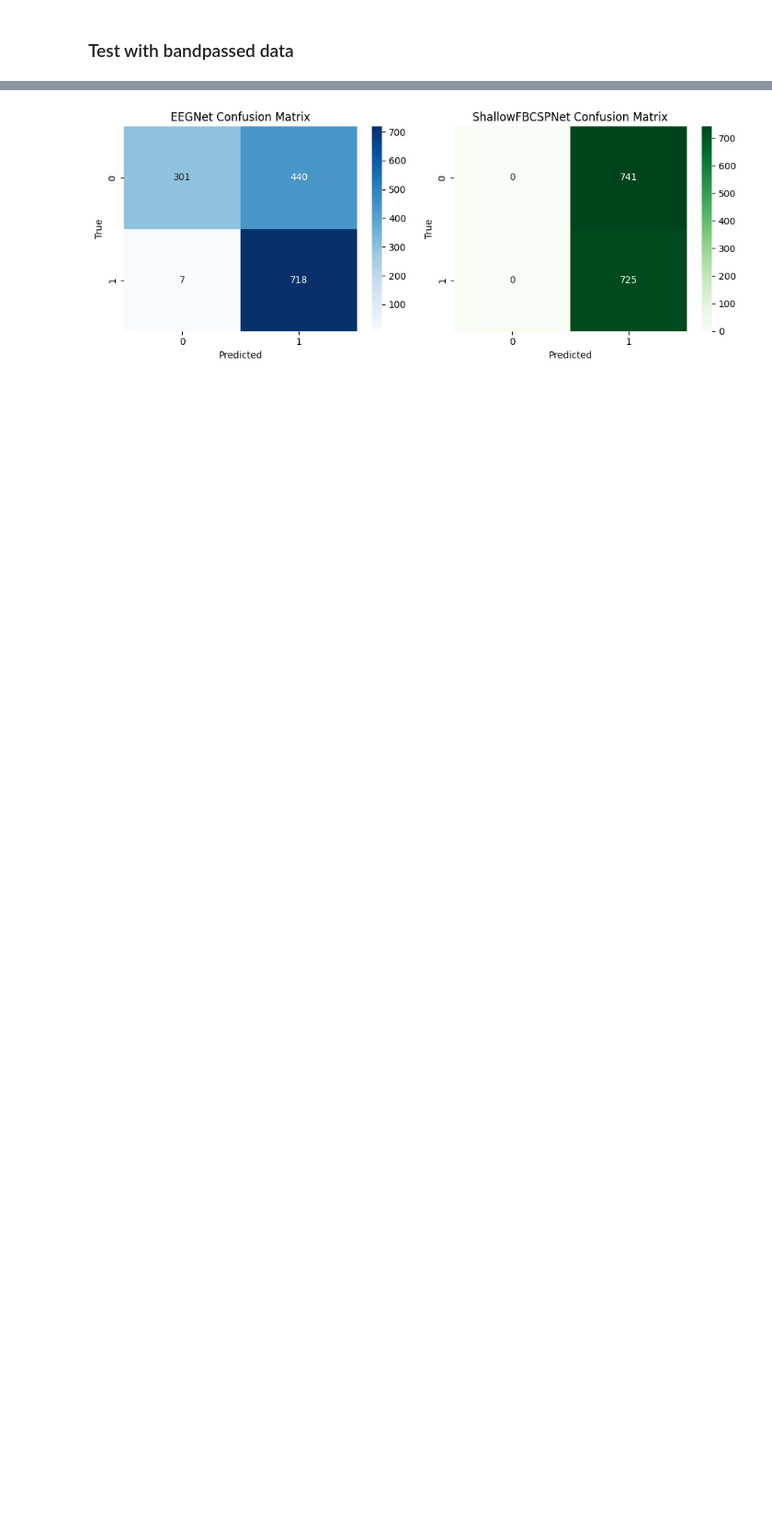
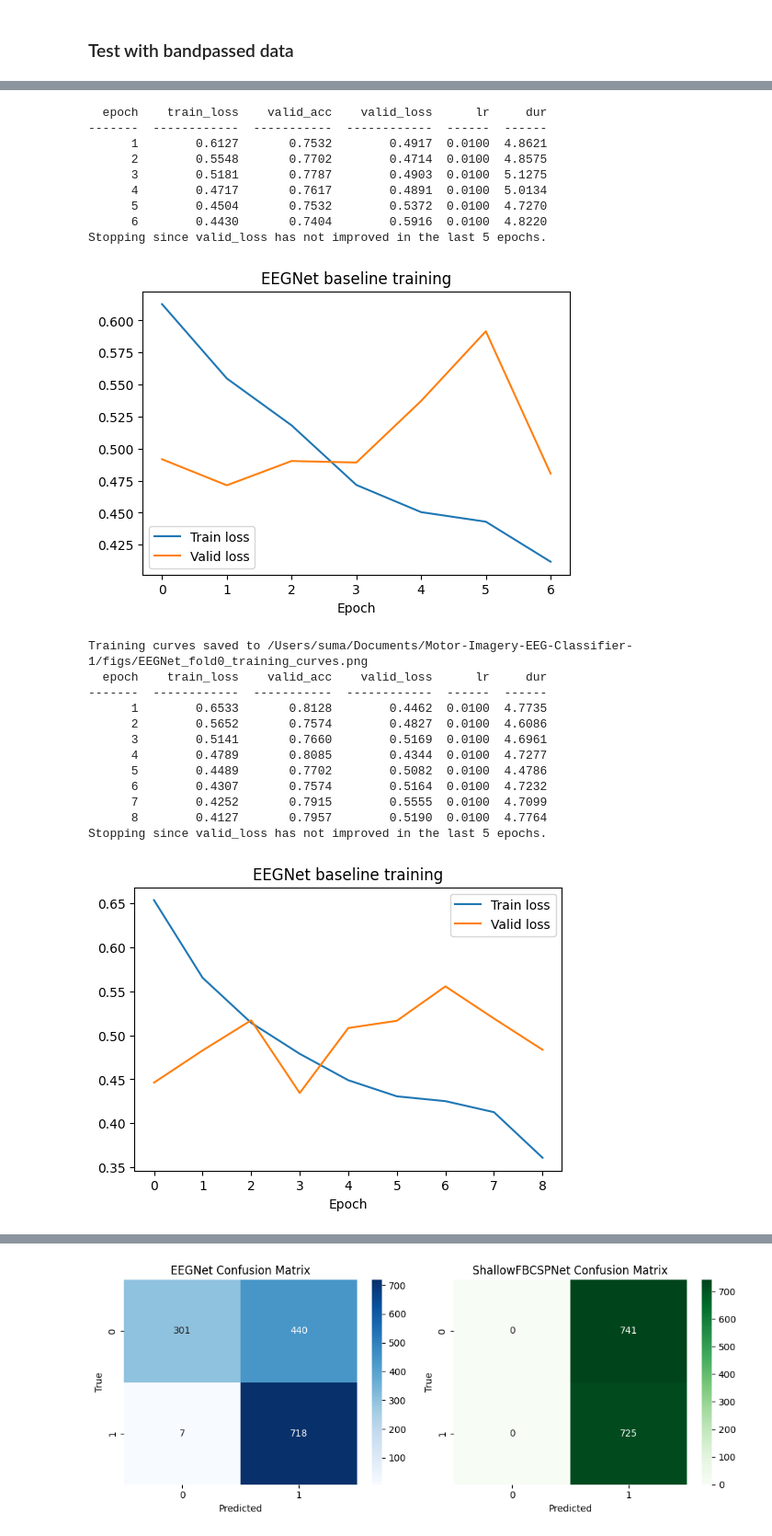
Before and after one commit to sumachinta/Motor-Imagery-EEG-Classifier, a Jupyter notebook: notebooks/05_eegnet_shallowfbcspnet.ipynb, the cells around one changed output, grey strips where cells are left out. Shown at 92% size. Saved outputs shown, nothing was run; the diff lists cells and outputs as text; code cells hidden in the pictures; blank space fills up the shorter version.

```diff
--- a/notebooks/05_eegnet_shallowfbcspnet.ipynb
+++ b/notebooks/05_eegnet_shallowfbcspnet.ipynb
@@ -515,0 +322,33 @@ ShallowFBCSPNet κ: 0.0
+# %%
+import numpy as np
+import pandas as pd
+from itertools import product
+
+grid = {
+    "F1":        [8, 16],
+    "D":         [2, 4],
+    "drop":      [0.25, 0.5],
+    "epochs":    [30],      # adjust only if needed
+    "batch":     [32],      # keep fixed for now to reduce variance
+}
+
+results = []
+for F1, D, drop, epochs, batch in product(*grid.values()):
+    rows = eval_with_preproc(
+        X, y, subjects,
+        build_module=lambda: make_eegnet(F1=F1, D=D, drop=drop),
+        preproc_pair_fn=zscore_per_trial_pair,
+        n_splits=5
+    )
+    accs   = [r["acc"] for r in rows]
+    kappas = [r["kappa"] for r in rows]
+    results.append({
+        "F1": F1, "D": D, "drop": drop, "epochs": epochs, "batch": batch,
+        "acc_mean": np.mean(accs), "acc_std": np.std(accs),
+        "kappa_mean": np.mean(kappas), "kappa_std": np.std(kappas),
+    })
+
+tune_df = pd.DataFrame(results).sort_values("acc_mean", ascending=False).reset_index(drop=True)
+display(tune_df.head(10))  # top configs
+best = tune_df.iloc[0].to_dict()
+print("Best (coarse):", best)
@@ -515,0 +387,35 @@ ShallowFBCSPNet κ: 0.0
+# %%
+best_rows = eval_with_preproc(
+    X, y, subjects,
+    build_module=lambda: make_eegnet(F1=int(best["F1"]), D=int(best["D"]), drop=float(best["drop"])),
+    preproc_pair_fn=zscore_per_trial_pair,
+    n_splits=5,
+    plot_curves=True,
+    saveFigs=True,
+    filepath=FIGS
+)
+summarize(best_rows, "EEGNet (best params) + per-trial z-score")
+# %% [output]
+  epoch    train_loss    valid_acc    valid_loss      lr     dur
+-------  ------------  -----------  ------------  ------  ------
+      1        0.6127       0.7532        0.4917  0.0100  4.8621
+      2        0.5548       0.7702        0.4714  0.0100  4.8575
+      3        0.5181       0.7787        0.4903  0.0100  5.1275
+      4        0.4717       0.7617        0.4891  0.0100  5.0134
+      5        0.4504       0.7532        0.5372  0.0100  4.7270
+      6        0.4430       0.7404        0.5916  0.0100  4.8220
+Stopping since valid_loss has not improved in the last 5 epochs.
+[figure, added]
+Training curves saved to /Users/suma/Documents/Motor-Imagery-EEG-Classifier-1/figs/EEGNet_fold0_training_curves.png
+  epoch    train_loss    valid_acc    valid_loss      lr     dur
+-------  ------------  -----------  ------------  ------  ------
+      1        0.6533       0.8128        0.4462  0.0100  4.7735
+      2        0.5652       0.7574        0.4827  0.0100  4.6086
+      3        0.5141       0.7660        0.5169  0.0100  4.6961
+      4        0.4789       0.8085        0.4344  0.0100  4.7277
+      5        0.4489       0.7702        0.5082  0.0100  4.4786
+      6        0.4307       0.7574        0.5164  0.0100  4.7232
+      7        0.4252       0.7915        0.5555  0.0100  4.7099
+      8        0.4127       0.7957        0.5190  0.0100  4.7764
+Stopping since valid_loss has not improved in the last 5 epochs.
+[figure, added]
```
Also changed, not shown: parts of 23 cells of this notebook.
